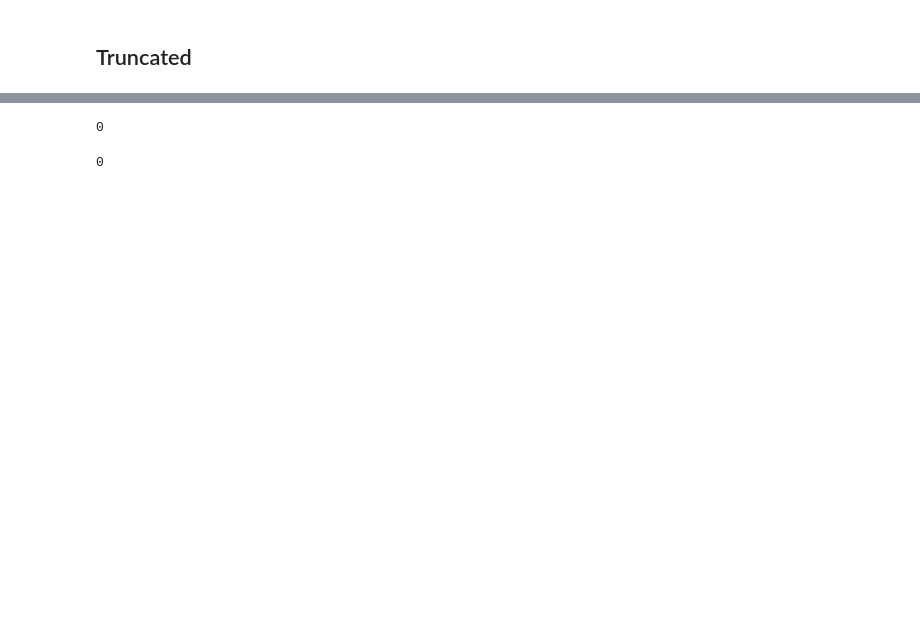
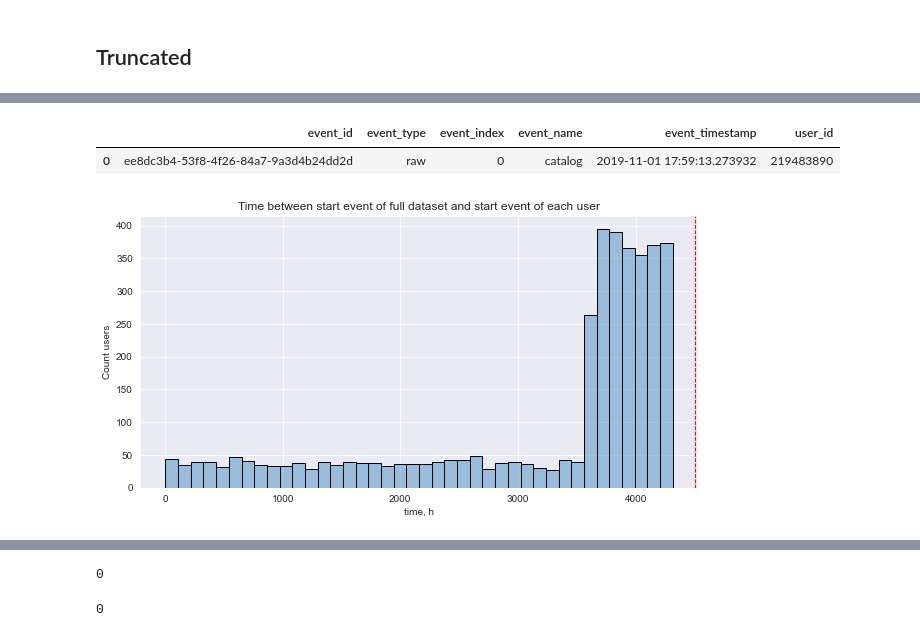
Before and after one commit to retentioneering/retentioneering-tools, a Jupyter notebook: examples/Preprocessing_check#PLAT_73.ipynb, the cells around one changed output, grey strips where cells are left out. Drawn from its saved outputs; the diff is of its cells as text; code cells hidden in the pictures; blank space fills up the shorter version.

```diff
--- a/examples/Preprocessing_check#PLAT_73.ipynb
+++ b/examples/Preprocessing_check#PLAT_73.ipynb
@@ -808,3 +903,24 @@ source_df[source_df['user_id'] == 219483890]
+# %%
+source_df.head(1)
+# %% [output]
+|  | event_id | event_type | event_index | event_name | event_timestamp | user_id |
+| 0 | ee8dc3b4-53f8-4f26-84a7-9a3d4b24dd2d | raw | 0 | catalog | 2019-11-01 17:59:13.273932 | 219483890 |
+# %%
+# задавать с какой стороны отсчитывать отсечку - справа или слева
+
+plot_time_delta(source_df,
+                    dataset_event='start', #'dataset_users_diff=('start', 'end')
+                    users_event='start',
+                    cutoff=4500,
+                    uom='h',
+                    bins=40,
+                    log_scale=(False, False),
+                    figsize=(10,5),
+                    l_bound = 1,
+                    r_bound = None
+                    )
+# %% [output]
+[figure, added]
 # %%
 from src.data_processors_lib.rete import TruncatedEvents, TruncatedParams
 params = {
```
Also changed, not shown: parts of 117 cells of this notebook, 1 other file.
